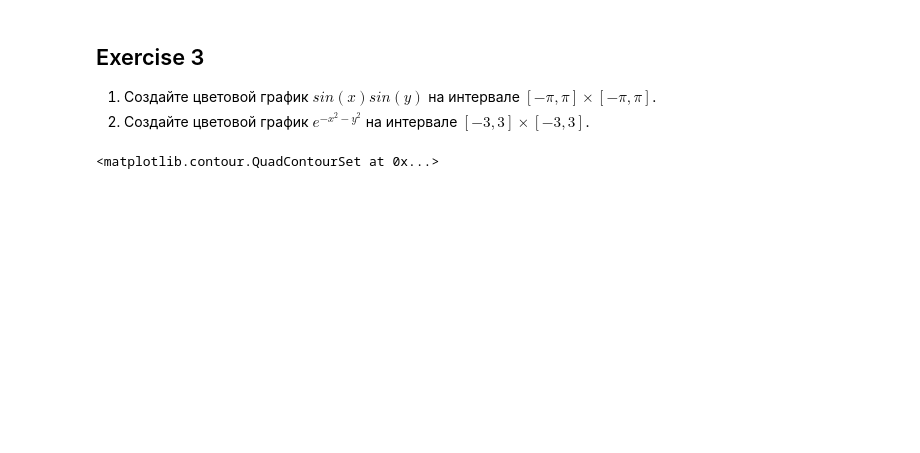
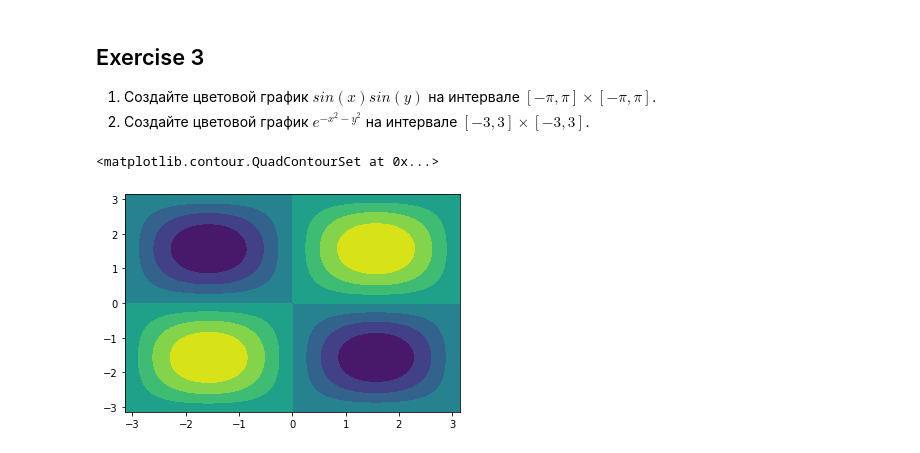
Before and after one commit to nindzyaa/Autumn_Python_2022, a Jupyter notebook: homework-7/заминка.ipynb, the cells around one changed output. Saved outputs shown, nothing was run; the diff lists cells and outputs as text; code cells hidden in the pictures; blank space fills up the shorter version.

```diff
--- a/homework-7/заминка.ipynb
+++ b/homework-7/заминка.ipynb
@@ -85,10 +84,11 @@ Text(0.5, 1.0, 'график')
 # %%
 x = y = np.linspace(-np.pi, np.pi, 100)
 X, Y = np.meshgrid(x, y)
-fig, ax = plt.subplots()
-ax.contourf(X , Y, np.sin(X) * np.sin(Y))
+fig, axs = plt.subplots()
+axs.contourf(X , Y, np.sin(X) * np.sin(Y))
 # %% [output]
 <matplotlib.contour.QuadContourSet at 0x...>
+[figure, added]
 # %%
 x = y = np.linspace(-3, 3, 100)
 X, Y = np.meshgrid(x, y)
```
Also changed, not shown: parts of 7 cells of this notebook, 1 other file.
